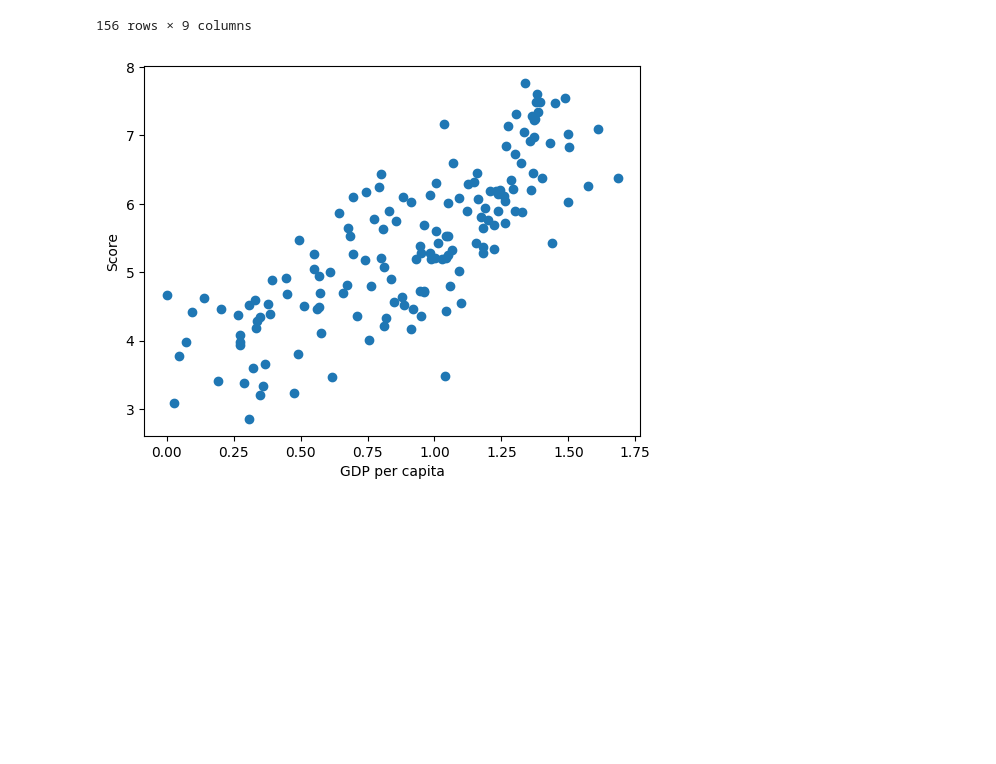
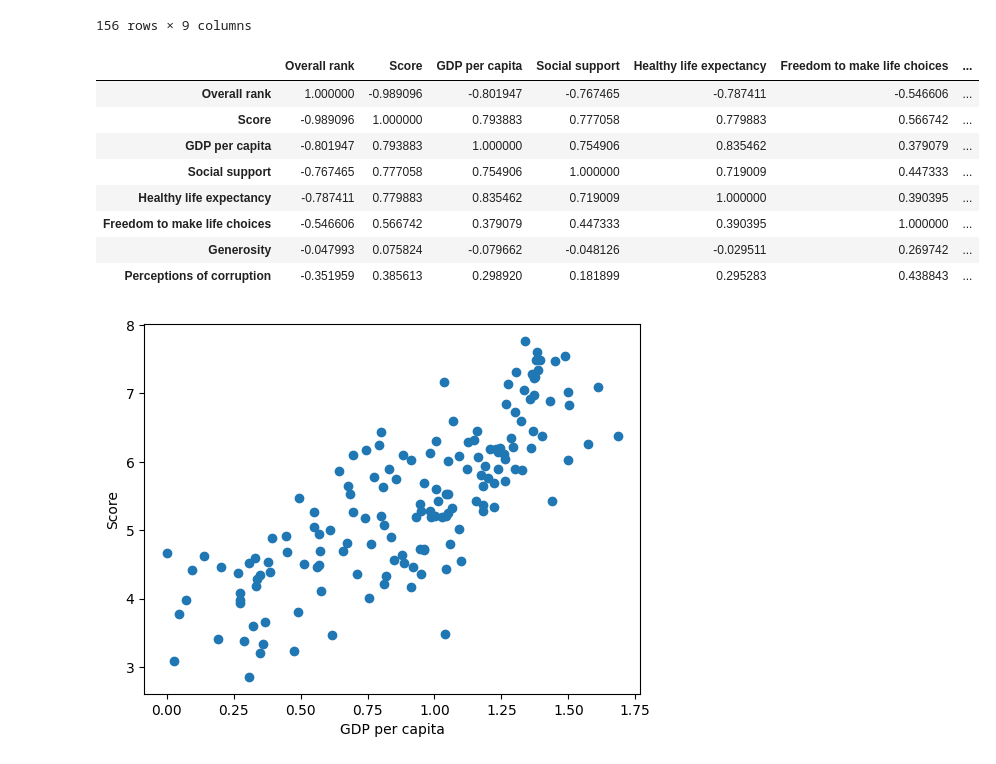
Before and after one commit to dakshashra/happiness_eda, a Jupyter notebook: analysis.ipynb, the cells around one changed output. Cells and saved outputs as stored; diff of their text form; code cells hidden in the pictures; blank space fills up the shorter version.

```diff
--- a/analysis.ipynb
+++ b/analysis.ipynb
@@ -31,6 +31,17 @@ df19
 156 rows × 9 columns
 # %%
 del df19['Country or region']
+df19.corr()
+# %% [output]
+|  | Overall rank | Score | GDP per capita | Social support | Healthy life expectancy | Freedom to make life choices | ... |
+| Overall rank | 1.000000 | -0.989096 | -0.801947 | -0.767465 | -0.787411 | -0.546606 | ... |
+| Score | -0.989096 | 1.000000 | 0.793883 | 0.777058 | 0.779883 | 0.566742 | ... |
+| GDP per capita | -0.801947 | 0.793883 | 1.000000 | 0.754906 | 0.835462 | 0.379079 | ... |
+| Social support | -0.767465 | 0.777058 | 0.754906 | 1.000000 | 0.719009 | 0.447333 | ... |
+| Healthy life expectancy | -0.787411 | 0.779883 | 0.835462 | 0.719009 | 1.000000 | 0.390395 | ... |
+| Freedom to make life choices | -0.546606 | 0.566742 | 0.379079 | 0.447333 | 0.390395 | 1.000000 | ... |
+| Generosity | -0.047993 | 0.075824 | -0.079662 | -0.048126 | -0.029511 | 0.269742 | ... |
+| Perceptions of corruption | -0.351959 | 0.385613 | 0.298920 | 0.181899 | 0.295283 | 0.438843 | ... |
 # %%
 plt.scatter(df19['GDP per capita'], df19['Score'],)
 plt.xlabel('GDP per capita')
```
Also changed, not shown: parts of 2 cells of this notebook.
